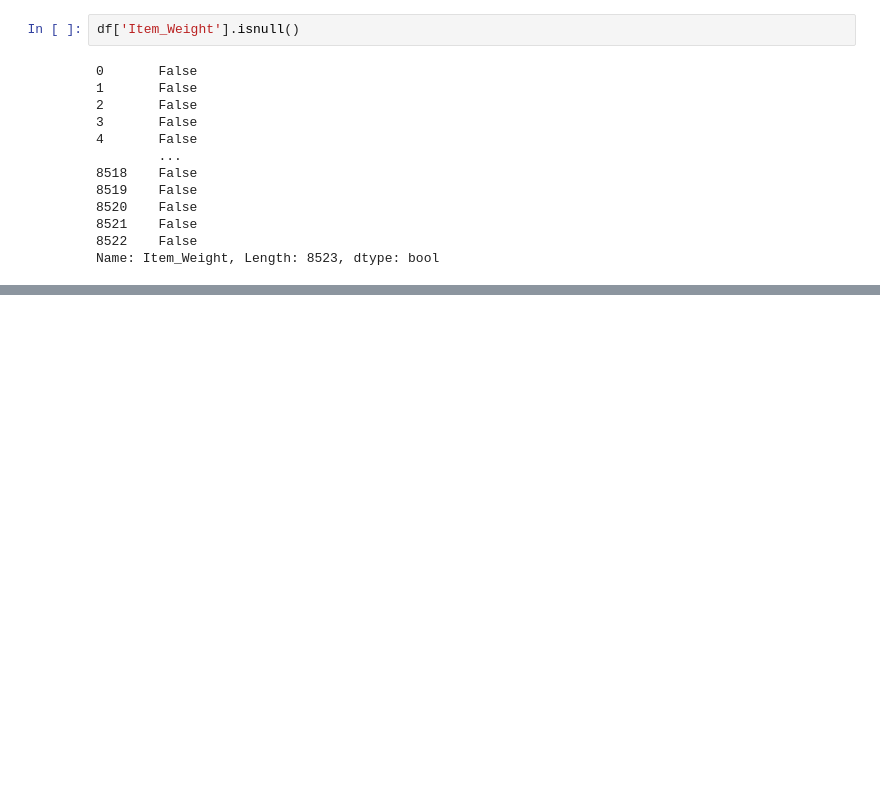
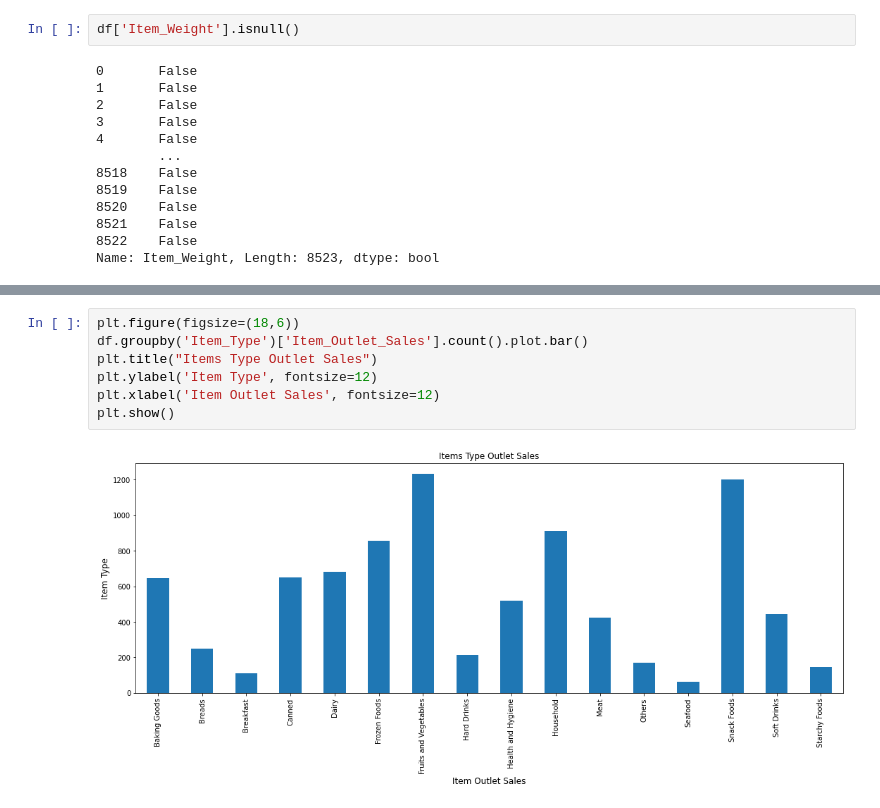
Before and after one commit to PeriAdan/sales-predictions, a Jupyter notebook: Project.ipynb, the cells around one changed output, grey strips where cells are left out. Saved outputs shown, nothing was run; the diff lists cells and outputs as text; blank space fills up the shorter version.

```diff
--- a/Project.ipynb
+++ b/Project.ipynb
@@ -152,0 +250,9 @@ df.head()
+# %%
+plt.figure(figsize=(18,6))
+df.groupby('Item_Type')['Item_Outlet_Sales'].count().plot.bar()
+plt.title("Items Type Outlet Sales")
+plt.ylabel('Item Type', fontsize=12)
+plt.xlabel('Item Outlet Sales', fontsize=12)
+plt.show()
+# %% [output]
+[figure, added]
```
Also changed, not shown: parts of 16 cells of this notebook.
